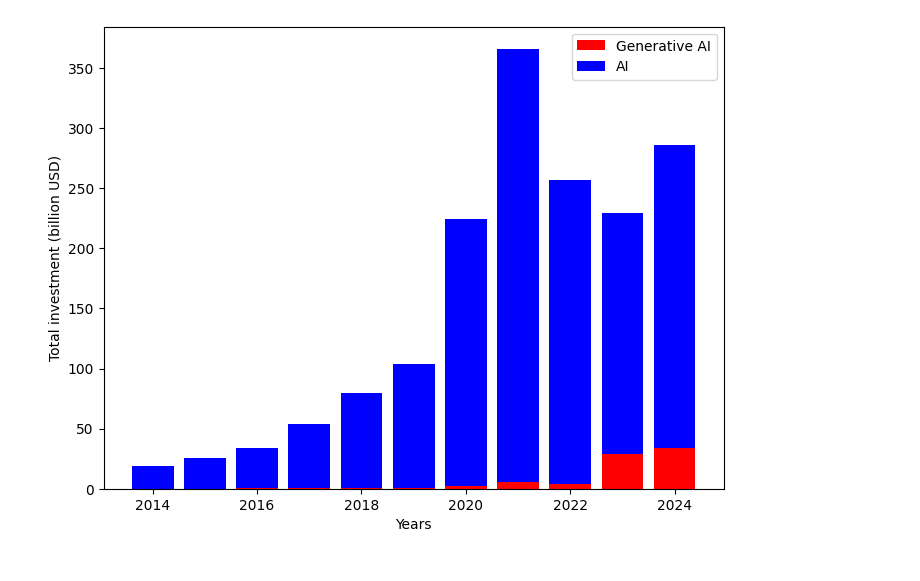
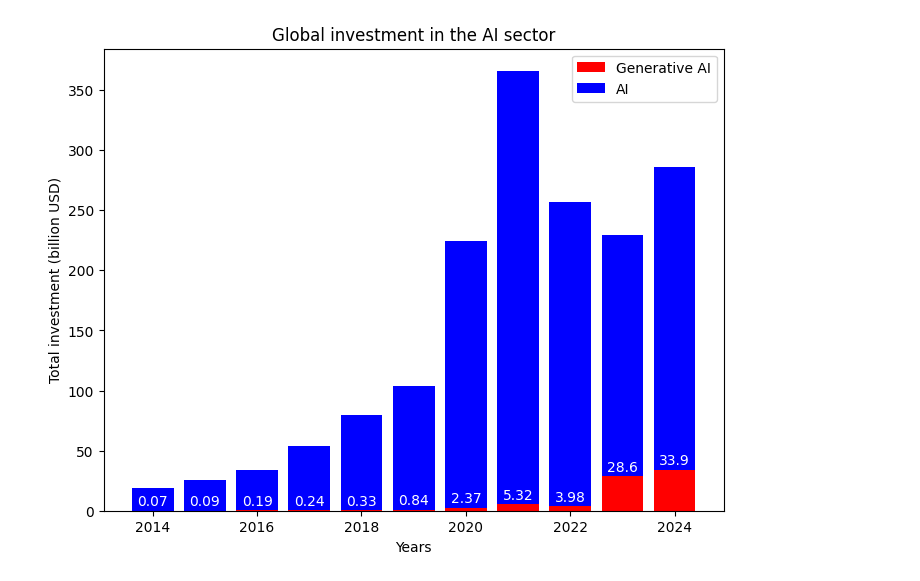
Before and after one commit to Alit54/UniMi---Scientific-Visualization, a Jupyter notebook: gio-charts.ipynb, the cells around one changed output. Cells and saved outputs as stored; diff of their text form; code cells hidden in the pictures.

Commit message:
Added economy plots

```diff
--- a/gio-charts.ipynb
+++ b/gio-charts.ipynb
@@ -4,28 +7,44 @@ import matplotlib.pyplot as plt
+# %%
+def fmt(x):
+    if x < 1:
+        return f"{x:.2f}"
+    return format(x, ".3g")
+
+def get_iso3(name):
+    try:
+        return pc.countries.lookup(name).alpha_3
+    except LookupError:
+        return None
 # %%
 df1 = pd.read_csv("datasets/economy/data/fig-431.csv")
 df2 = pd.read_csv("datasets/economy/data/fig-433.csv")
 
 df1 = df1.rename(columns={df1.columns[0]: "year", df1.columns[1]: "type", df1.columns[2]: "amount"})
 df2 = df2.rename(columns={df2.columns[0]: "year", df2.columns[1]: "amount"})
 
 df1 = df1.drop(columns=["type"])
 
 df1 = df1[df1["year"] >= 2014]
+df2 = df2[df2["year"] >= 2014]
 df1 = df1.groupby("year", as_index=False)["amount"].sum()
 
 x = df1["year"].to_numpy()
 y1 = df1["amount"].to_numpy()
 y2 = df2["amount"].to_numpy()
 
 fig, ax1 = plt.subplots(figsize=(8, 6))
 
-
 ax1.bar(x, y2, color='r')
 ax1.bar(x, y1, bottom=y2, color='b')
 ax1.set_xlabel("Years")
 ax1.set_ylabel("Total investment (billion USD)")
 
+# Top bar text
+for i in range(len(x)):
+    ax1.text(x[i], y2[i] + 0.05 * max(y2), str(fmt(y2[i])), ha='center', va='bottom', color='w')
+
 ax1.legend(["Generative AI", "AI"])
+plt.title("Global investment in the AI sector")
 plt.show()
 # %% [output]
-[figure, old version]
+[figure, new version]
```
Also changed, not shown: parts of 10 cells of this notebook, 2 other files.
